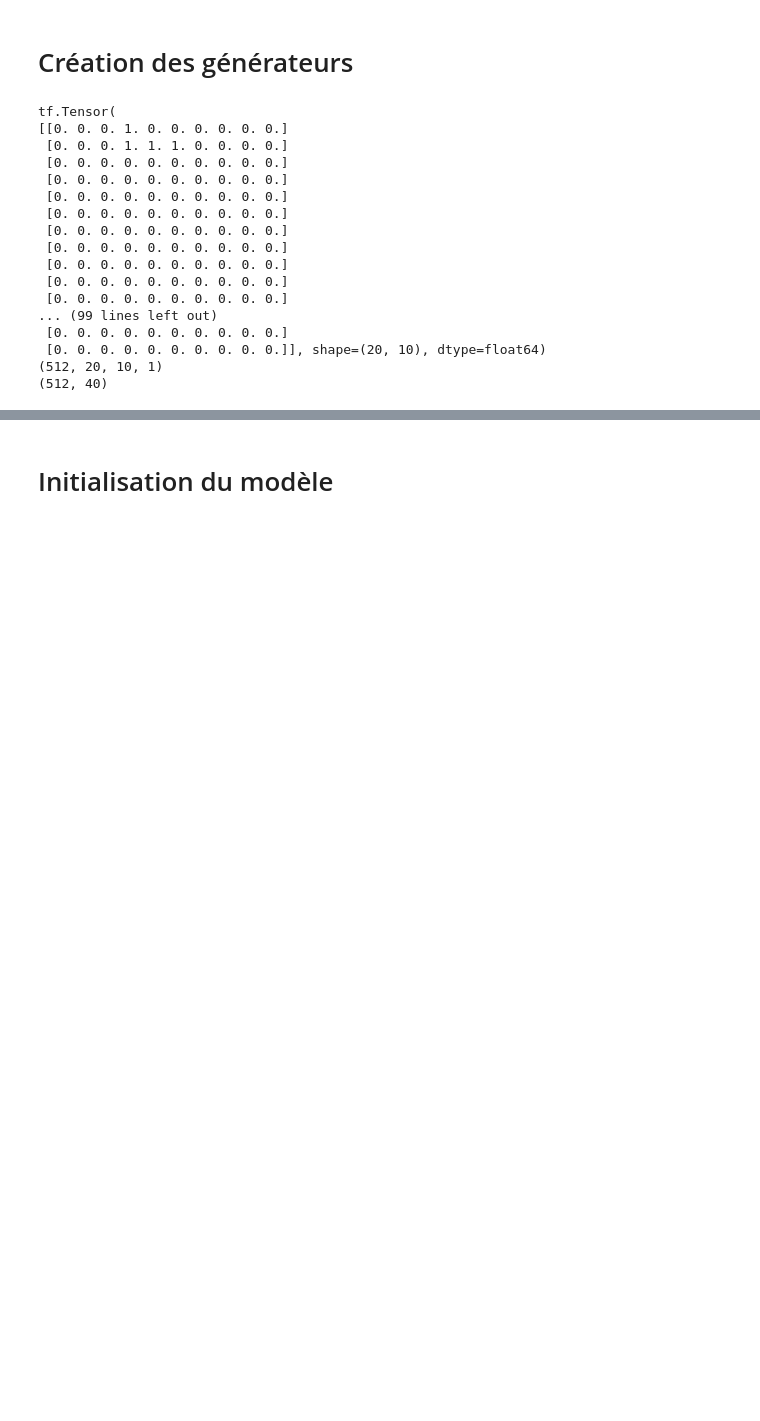
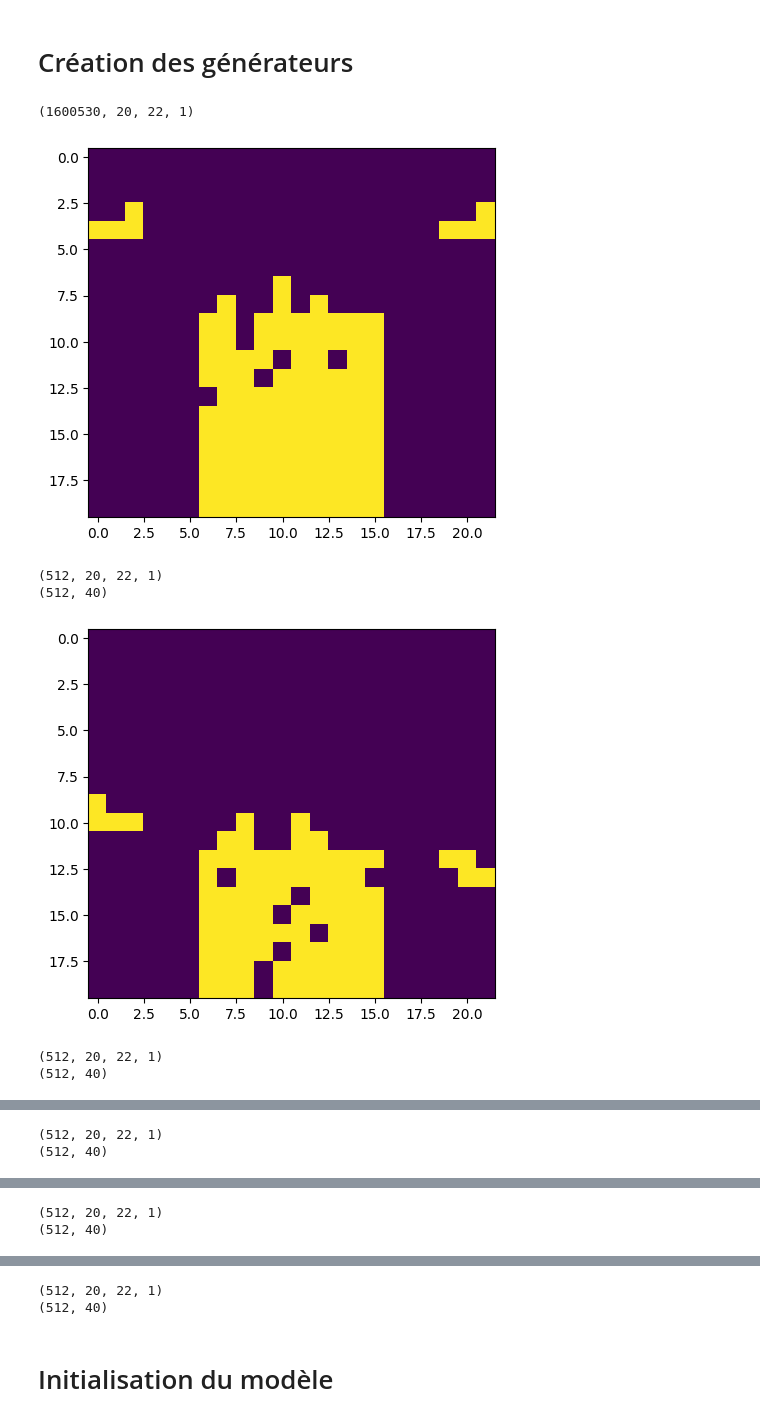
Before and after one commit to MorganGautherot/tetris_godmod, a Jupyter notebook: train/training_model_ten_lines.ipynb, the cells around one changed output, grey strips where cells are left out. Saved outputs shown, nothing was run; the diff lists cells and outputs as text; code cells hidden in the pictures; blank space fills up the shorter version.

```diff
--- a/train/training_model_ten_lines.ipynb
+++ b/train/training_model_ten_lines.ipynb
@@ -154,0 +208,4 @@ testing_data_images.shape
+# %%
+training_data_images = np.concatenate([training_data_images_moi,
+                                       training_data_images_pro])
+training_data_images.shape
@@ -154,0 +214,3 @@ testing_data_images.shape
+# %%
+testing_data = pd.concat([testing_data_pro])
+testing_data.shape
@@ -335,20 +405,22 @@ class image_generator():
 
     def data_augmentation(self, game_matrix):
 
-      maximum_height, minimum_height = self.get_minimum_maximum_height(game_matrix)
+      game_matrix_subset = game_matrix[:, 6:16, :]
 
+      maximum_height, minimum_height = self.get_minimum_maximum_height(game_matrix_subset)
 
       add_row = np.random.randint(2)
 
       if add_row and maximum_height<18 :
-        game_matrix = self.increase_row(game_matrix, maximum_height)
+        game_matrix_subset = self.increase_row(game_matrix_subset, maximum_height)
 
 
       elif not(add_row) and minimum_height>0 and maximum_height>minimum_height:
 
-        game_matrix = self.reduce_row(game_matrix, minimum_height, maximum_height)
-        maximum_height, minimum_height = self.get_minimum_maximum_height(game_matrix)
+        game_matrix_subset = self.reduce_row(game_matrix_subset, minimum_height, maximum_height)
+        maximum_height, minimum_height = self.get_minimum_maximum_height(game_matrix_subset)
 
+      game_matrix[:, 6:16, :] = game_matrix_subset
 
       return game_matrix
 
@@ -368,5 +440,5 @@ class image_generator():
 train_datagen = image_generator(training_data_images, new_train, batch_size=512, norm=False, data_aug=True, no_whole=False, shuffle=True)
 test_datagen = image_generator(testing_data_images, new_test, batch_size=512, norm=False, data_aug=False, no_whole=False, shuffle=True)
 # %%
-train_datagen = tf.data.Dataset.from_tensor_slices((training_data_images, new_train)).batch(512)
-test_datagen = tf.data.Dataset.from_tensor_slices((testing_data_images, new_test)).batch(512)
+#train_datagen = tf.data.Dataset.from_tensor_slices((training_data_images, new_train)).batch(512)
+#test_datagen = tf.data.Dataset.from_tensor_slices((testing_data_images, new_test)).batch(512)
@@ -373,24 +447,18 @@ test_datagen = tf.data.Dataset.from_tensor_slices((testing_data_images, new_test
+# %%
+training_data_images.shape
+# %% [output]
+(1600530, 20, 22, 1)
 # %%
 for i in range(5):
-  x, y = next(iter(train_datagen.take(2)))
-  print(x[0, :, :, 0])
+  x, y = next(train_datagen.loader())
+  plt.imshow(x[0, :, :, 0])
+  plt.show()
   print(x.shape)
   print(y.shape)
 # %% [output]
+[figure, added]
-tf.Tensor(
-[[0. 0. 0. 1. 0. 0. 0. 0. 0. 0.]
- [0. 0. 0. 1. 1. 1. 0. 0. 0. 0.]
- [0. 0. 0. 0. 0. 0. 0. 0. 0. 0.]
- [0. 0. 0. 0. 0. 0. 0. 0. 0. 0.]
- [0. 0. 0. 0. 0. 0. 0. 0. 0. 0.]
- [0. 0. 0. 0. 0. 0. 0. 0. 0. 0.]
- [0. 0. 0. 0. 0. 0. 0. 0. 0. 0.]
- [0. 0. 0. 0. 0. 0. 0. 0. 0. 0.]
- [0. 0. 0. 0. 0. 0. 0. 0. 0. 0.]
- [0. 0. 0. 0. 0. 0. 0. 0. 0. 0.]
- [0. 0. 0. 0. 0. 0. 0. 0. 0. 0.]
-... (99 lines left out)
- [0. 0. 0. 0. 0. 0. 0. 0. 0. 0.]
- [0. 0. 0. 0. 0. 0. 0. 0. 0. 0.]], shape=(20, 10), dtype=float64)
-(512, 20, 10, 1)
+(512, 20, 22, 1)
 (512, 40)
+[figure, added]
+(512, 20, 22, 1)
+(512, 40)
@@ -396,0 +466,2 @@ tf.Tensor(
+(512, 20, 22, 1)
+(512, 40)
@@ -396,0 +469,2 @@ tf.Tensor(
+(512, 20, 22, 1)
+(512, 40)
@@ -397,3 +472,5 @@ tf.Tensor(
+(512, 20, 22, 1)
+(512, 40)
 # %% [markdown]
 # Initialisation du modèle
 # %%
```
Also changed, not shown: parts of 63 cells of this notebook, 13 other files.
